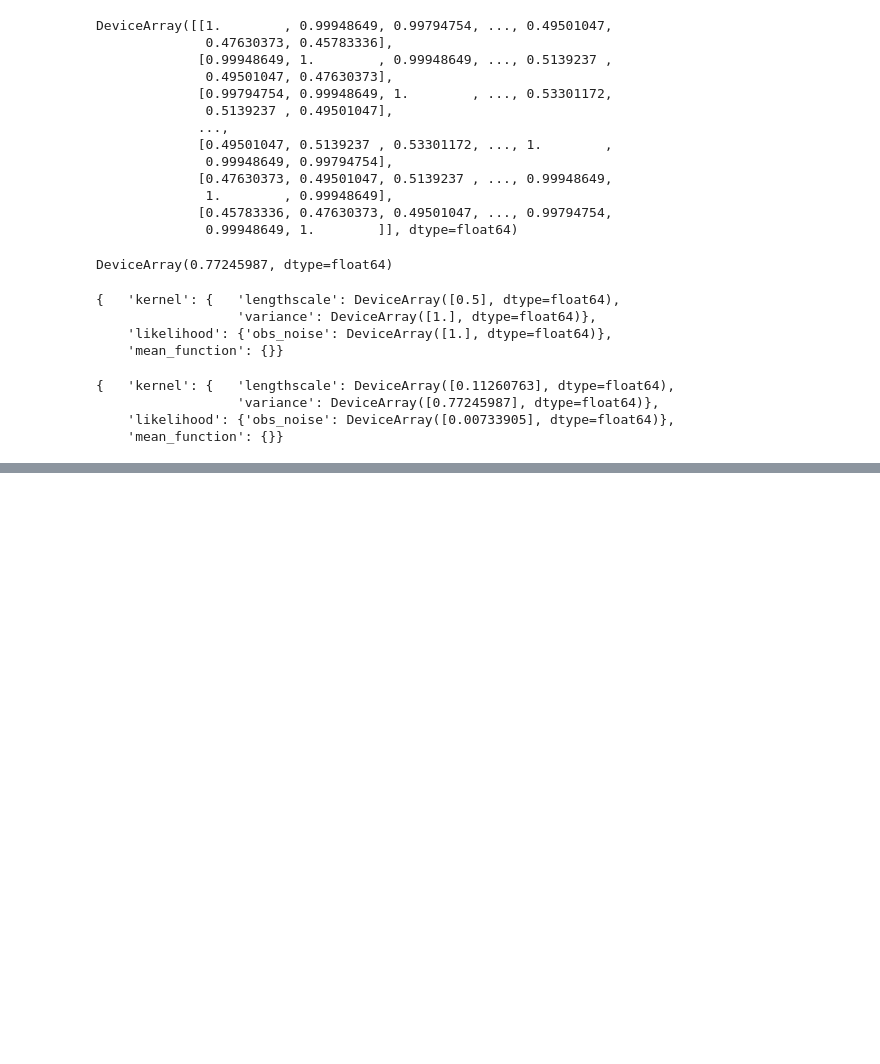
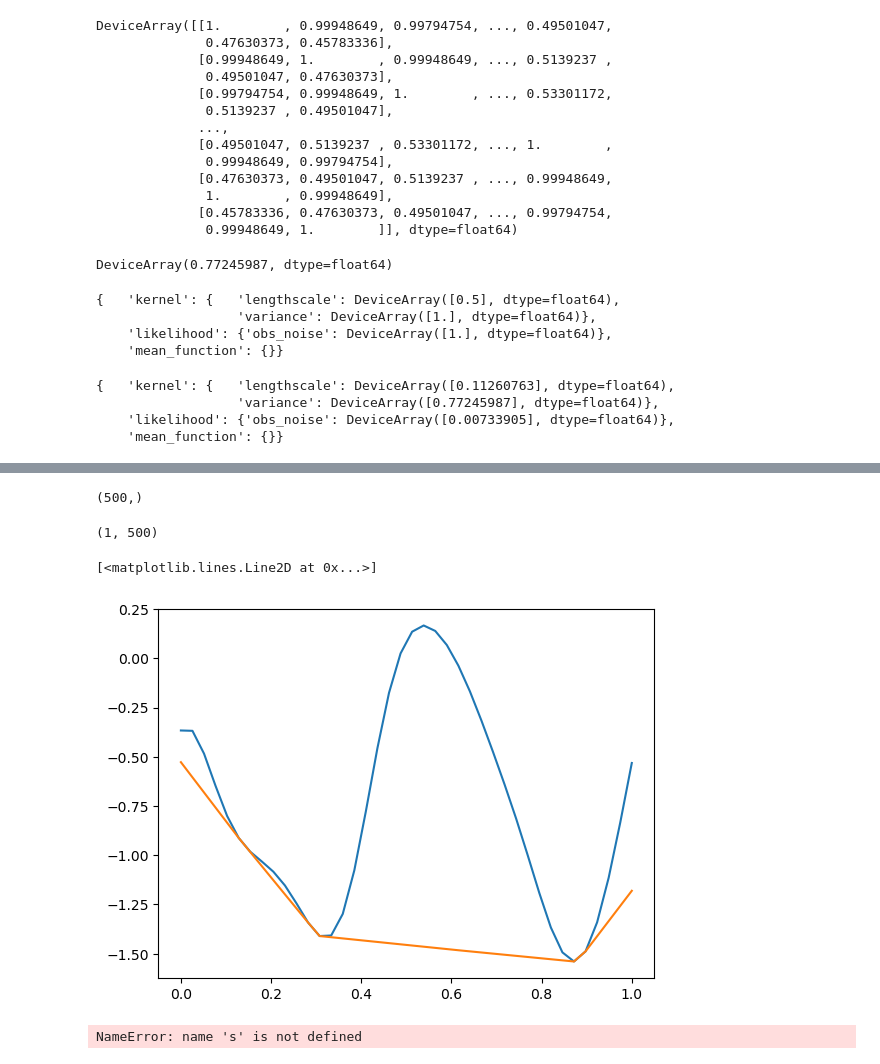
Before and after one commit to PrincetonLIPS/active-phase-mapping, a Jupyter notebook: notebooks/exploratory/test_gpjax.ipynb, the cells around one changed output, grey strips where cells are left out. Cells and saved outputs as stored; diff of their text form; code cells hidden in the pictures; blank space fills up the shorter version.

```diff
--- a/notebooks/exploratory/test_gpjax.ipynb
+++ b/notebooks/exploratory/test_gpjax.ipynb
@@ -341,3 +341,22 @@ pp.pprint(learned_params)
 #predictive_dist = likelihood(learned_params, latent_dist) #
 #predictive_mean = predictive_dist.mean()
 #predictive_std = predictive_dist.stddev()
+# %%
+# Compute the convex envelope given x and y values
+#def convelope(knot_x, knot_y):
+deriv_marg_var = 1
+knot_y = true_y
+aa = np.linspace(0, 1, 100)
+bb = np.linspace(0, 1, 100)
+xv, yv = np.meshgrid(aa, bb)
+ss = np.array([xv.flatten(),yv.flatten()]).T
+
+#s = np.linspace(-3*np.sqrt(deriv_marg_var), 3*np.sqrt(deriv_marg_var), 500)
+
+knot_y = np.atleast_2d(knot_y) # samples x num_primal
+sx = s[:,np.newaxis] * knot_x[np.newaxis,:] # num_dual x num_primal
+# compute the conjugate
+lft1 = np.max(sx[np.newaxis,:,:] - knot_y[:,np.newaxis,:],  axis=2) # samples x num_dual
+# compute the biconjugate
+lft2 = np.max(sx[np.newaxis,:,:] - lft1[:,:,np.newaxis],  axis=1) # samples x num_primal
+#return lft2
@@ -343,0 +406,22 @@ pp.pprint(learned_params)
+# %%
+s.shape
+# %% [output]
+(500,)
+# %%
+lft1.shape
+# %% [output]
+(1, 500)
+# %%
+plt.plot(knot_x, true_y)
+#plt.plot(knot_x, lft1.T)
+plt.plot(knot_x, lft2.T)
+# %% [output]
+[<matplotlib.lines.Line2D at 0x...>]
+[figure, added]
+# %%
+s = np.linspace(-3*np.sqrt(deriv_marg_var), 3*np.sqrt(deriv_marg_var), 500)
+
+
+convelope(knot_x, true_y)
+# %% [output]
+NameError: name 's' is not defined
```
Also changed, not shown: parts of 8 cells of this notebook.
